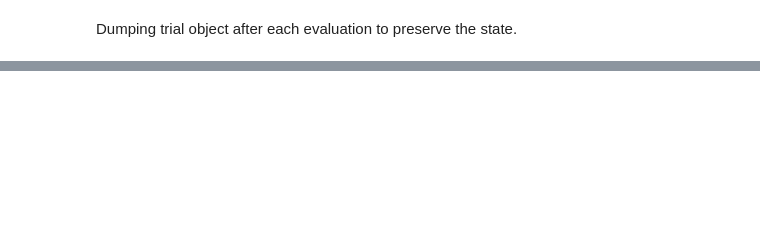
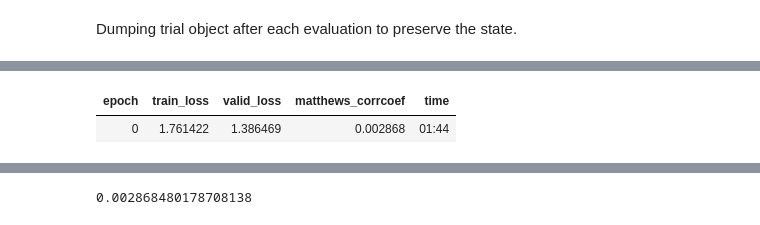
Before and after one commit to erudic/mt-tabnet-xgboost-model-comparison, a Jupyter notebook: notebooks/optimization/df_large/tabnet.ipynb, the cells around one changed output, grey strips where cells are left out. Cells and saved outputs as stored; diff of their text form; code cells hidden in the pictures; blank space fills up the shorter version.

```diff
--- a/notebooks/optimization/df_large/tabnet.ipynb
+++ b/notebooks/optimization/df_large/tabnet.ipynb
@@ -105,0 +184,7 @@ KeyboardInterrupt:
+# %%
+from hyperopt import space_eval
+tt = TabNetTrainer(X_train_val,Y_train_val,vtype="hold-out",split=0.1,epochs=1)
+tt.train_and_validate(params = process_params(also_good_params))
+# %% [output]
+| epoch | train_loss | valid_loss | matthews_corrcoef | time |
+| 0 | 1.761422 | 1.386469 | 0.002868 | 01:44 |
@@ -105,0 +192 @@ KeyboardInterrupt:
+0.002868480178708138
```
Also changed, not shown: parts of 10 cells of this notebook.
